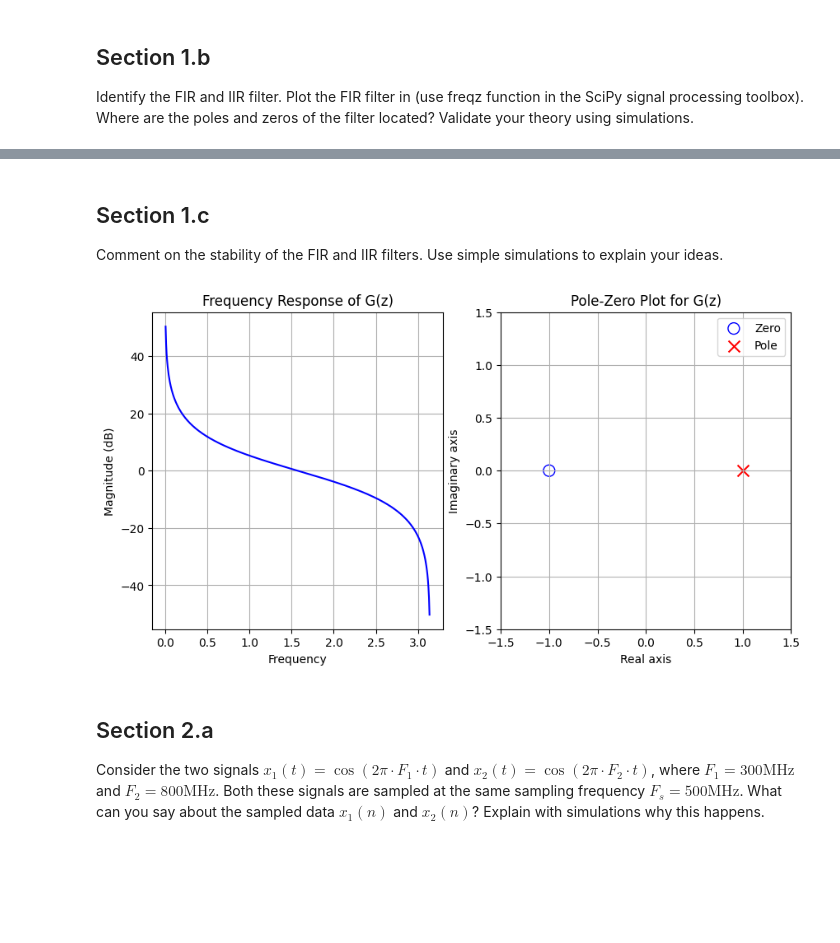
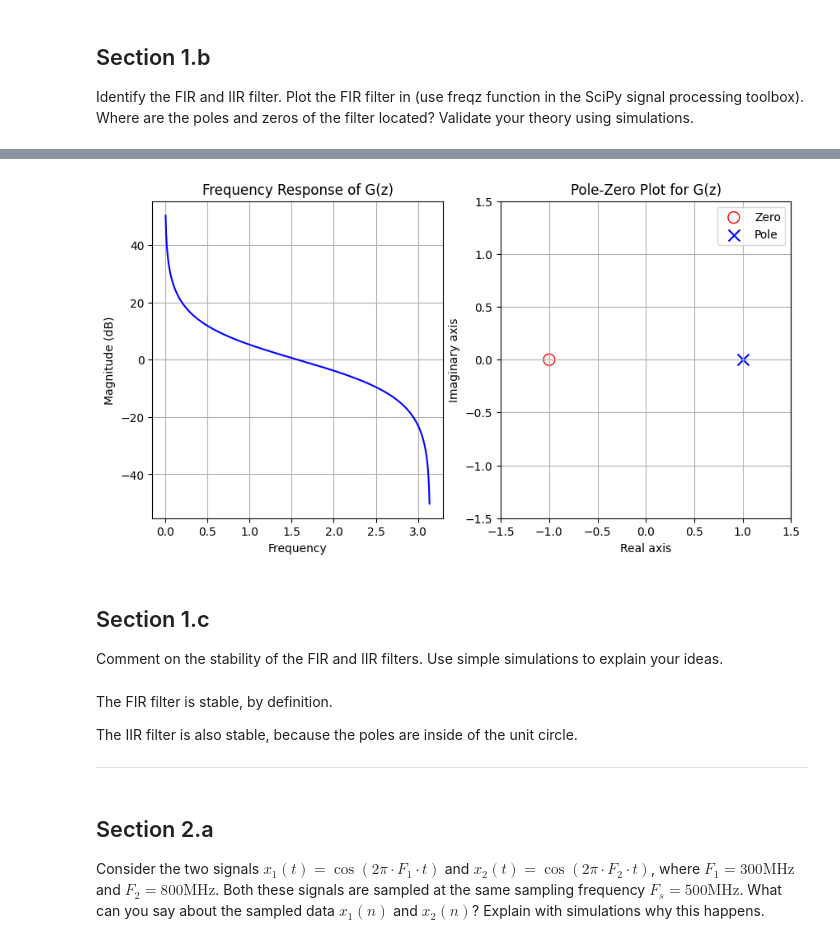
Before and after one commit to Sam-Bieberich/489, a Jupyter notebook: lab1.ipynb, the cells around one changed output, grey strips where cells are left out. Cells and saved outputs as stored; diff of their text form; code cells hidden in the pictures; blank space fills up the shorter version.

```diff
--- a/lab1.ipynb
+++ b/lab1.ipynb
@@ -159,41 +159,47 @@ plt.show()
+# %%
+#same for the iir filter (renamed to G)
+
+b = [1, 1]
+a = [1, -1]
+
+w, h = signal.freqz(b, a)
+
+plt.figure(figsize=(10, 5))
+plt.subplot(121)
+plt.title('Frequency Response of G(z)')
+plt.plot(w, 20 * np.log10(abs(h)), 'b')
+plt.ylabel('Magnitude (dB)')
+plt.xlabel('Frequency')
+plt.grid(True)
+
+zeros = np.roots(b)
+poles = np.roots(a)
+
+plt.subplot(122)
+plt.title('Pole-Zero Plot for G(z)')
+plt.scatter(zeros.real, zeros.imag, marker='o', facecolors='none', edgecolors='r', s=100, label='Zero')
+plt.scatter(poles.real, poles.imag, marker='x', color='b', s=100, label='Pole')
+plt.xlim(-1.5, 1.5)
+plt.ylim(-1.5, 1.5)
+plt.xlabel('Real axis')
+plt.ylabel('Imaginary axis')
+plt.grid(True)
+plt.legend()
+
+plt.show()
+# %% [output]
+[figure, added]
 # %% [markdown]
 ## Section 1.c
 
 Comment on the stability of the FIR and IIR filters. Use simple simulations
 to explain your ideas.
-# %%
-#same for the iir filter
-
-b = [1, 1]
-a = [1, -1]
-
-w, h = signal.freqz(b, a)
-
-plt.figure(figsize=(10, 5))
-plt.subplot(121)
-plt.title('Frequency Response of G(z)')
-plt.plot(w, 20 * np.log10(abs(h)), 'b')
-plt.ylabel('Magnitude (dB)')
-plt.xlabel('Frequency')
-plt.grid(True)
-
-zeros = np.roots(b)
-poles = np.roots(a)
-
-plt.subplot(122)
-plt.title('Pole-Zero Plot for G(z)')
-plt.scatter(zeros.real, zeros.imag, marker='o', facecolors='none', edgecolors='b', s=100, label='Zero')
-plt.scatter(poles.real, poles.imag, marker='x', color='r', s=100, label='Pole')
-plt.xlim(-1.5, 1.5)
-plt.ylim(-1.5, 1.5)
-plt.xlabel('Real axis')
-plt.ylabel('Imaginary axis')
-plt.grid(True)
-plt.legend()
-
-plt.show()
-# %% [output]
-[figure, removed]
+# %% [markdown]
+The FIR filter is stable, by definition.
+
+The IIR filter is also stable, because the poles are inside of the unit circle.
+
+------------------------------
 # %% [markdown]
 ## Section 2.a
 
```
Also changed, not shown: parts of 11 cells of this notebook.
